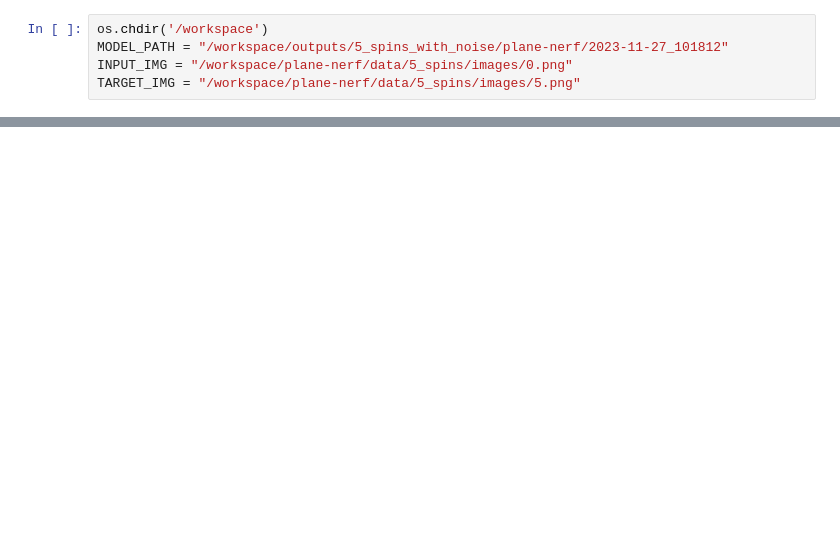
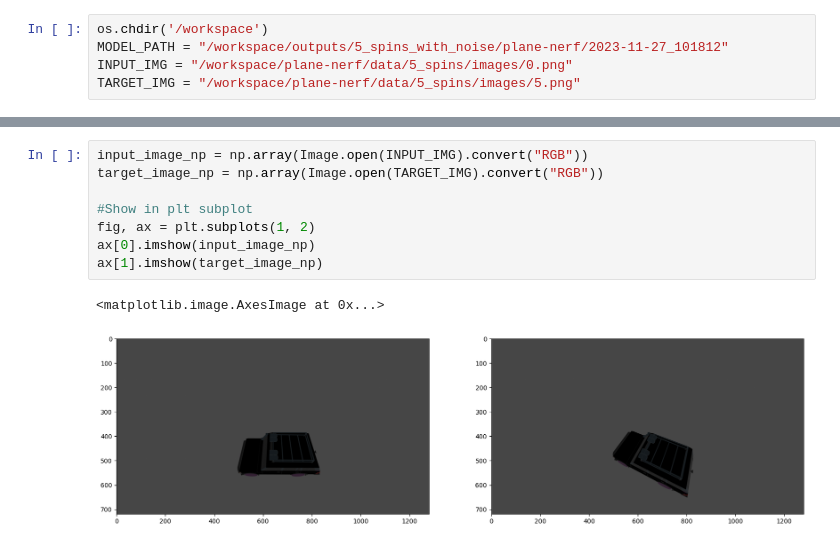
Before and after one commit to tauzn-clock/plane-nerf, a Jupyter notebook: inerf/inerf.ipynb, the cells around one changed output, grey strips where cells are left out. Drawn from its saved outputs; the diff is of its cells as text; blank space fills up the shorter version.

```diff
--- a/inerf/inerf.ipynb
+++ b/inerf/inerf.ipynb
@@ -52,3 +46,14 @@ outputs/5_spins_with_noise/plane-nerf/2023-11-27_101812/nerfstudio_models
 Loading latest checkpoint from load_dir
 ✅ Done loading checkpoint from
 outputs/5_spins_with_noise/plane-nerf/2023-11-27_101812/nerfstudio_models/step-000009999.ckpt
+# %%
+input_image_np = np.array(Image.open(INPUT_IMG).convert("RGB"))
+target_image_np = np.array(Image.open(TARGET_IMG).convert("RGB"))
+
+#Show in plt subplot
+fig, ax = plt.subplots(1, 2)
+ax[0].imshow(input_image_np)
+ax[1].imshow(target_image_np)
+# %% [output]
+<matplotlib.image.AxesImage at 0x...>
+[figure, added]
```
Also changed, not shown: parts of 3 cells of this notebook.
